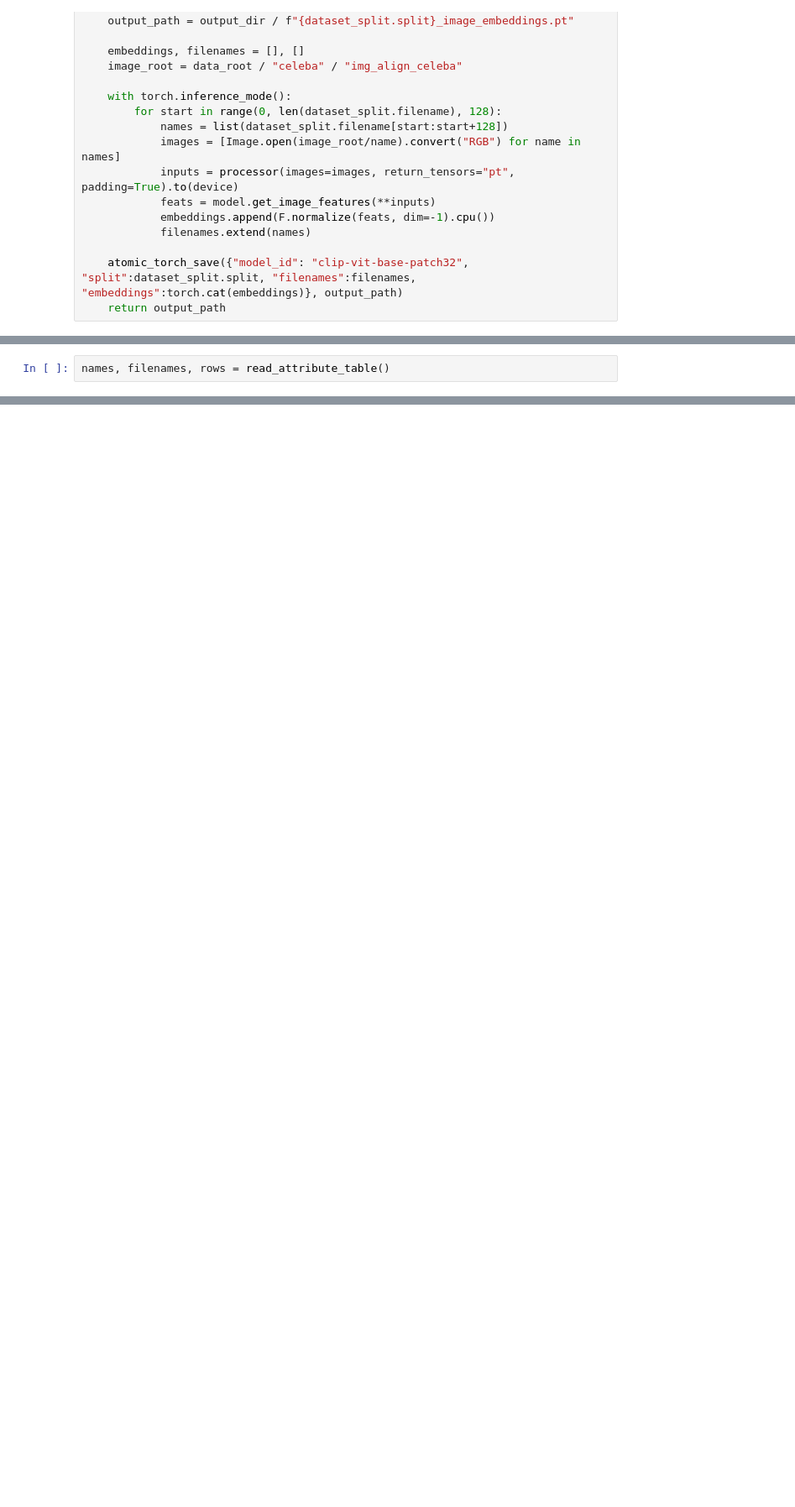
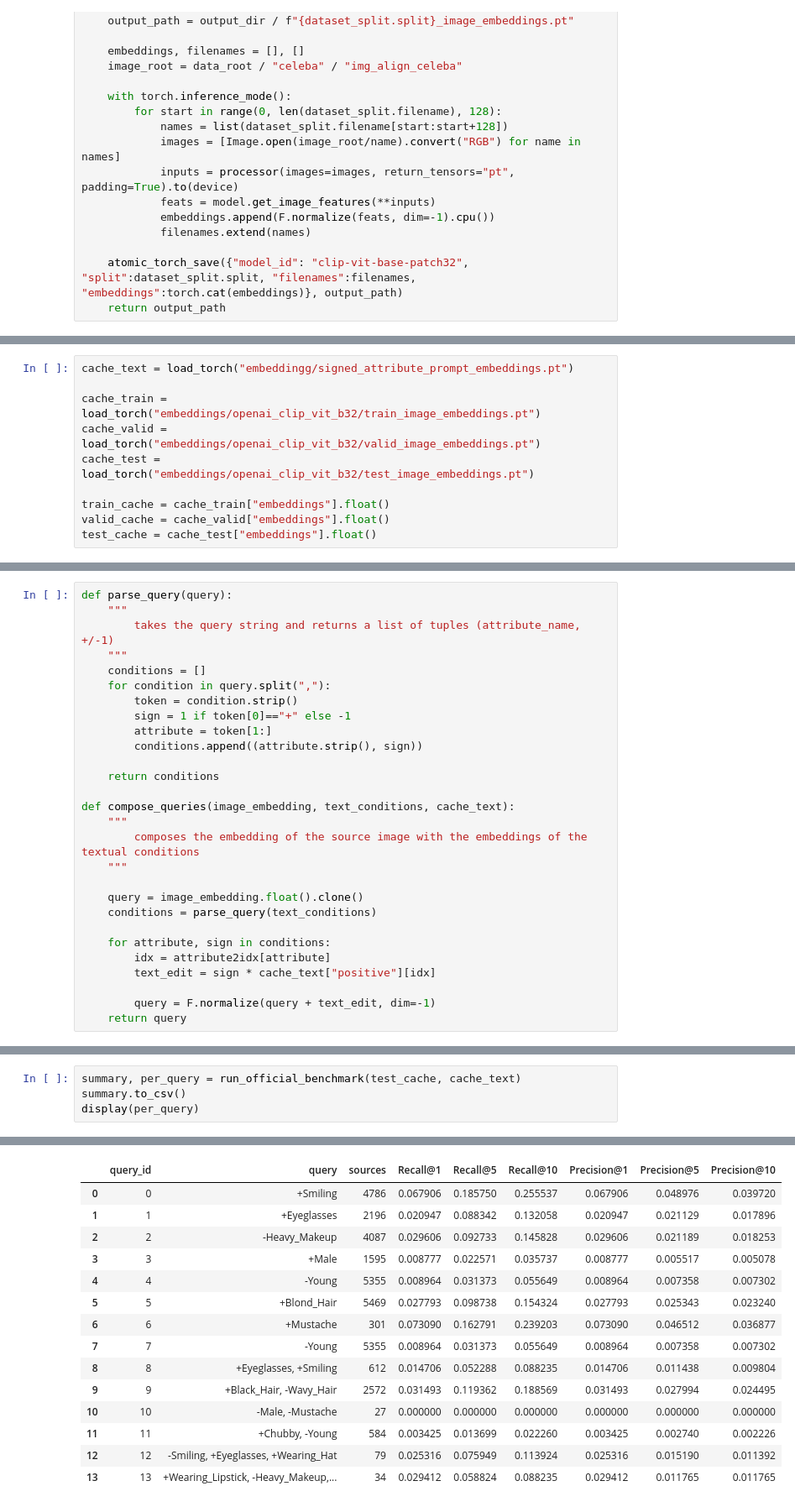
Before and after one commit to frailisdanilo/CLIP-on, a Jupyter notebook: Project Skeleton.ipynb, the cells around one changed output, grey strips where cells are left out. Shown at 84% size. Drawn from its saved outputs; the diff is of its cells as text; blank space fills up the shorter version.

Commit message:
setup official json benchmark

```diff
--- a/Project Skeleton.ipynb
+++ b/Project Skeleton.ipynb
@@ -300,2 +277,0 @@ def create_prompt_embeddings(device=DEVICE, output="./embeddingg"):
-# %%
-names, filenames, rows = read_attribute_table()
@@ -305,0 +356,10 @@ print(names)
+# %%
+cache_text = load_torch("embeddingg/signed_attribute_prompt_embeddings.pt")
+
+cache_train = load_torch("embeddings/openai_clip_vit_b32/train_image_embeddings.pt")
+cache_valid = load_torch("embeddings/openai_clip_vit_b32/valid_image_embeddings.pt")
+cache_test = load_torch("embeddings/openai_clip_vit_b32/test_image_embeddings.pt")
+
+train_cache = cache_train["embeddings"].float()
+valid_cache = cache_valid["embeddings"].float()
+test_cache = cache_test["embeddings"].float()
@@ -305,0 +372,28 @@ print(names)
+# %%
+def parse_query(query):
+    """
+        takes the query string and returns a list of tuples (attribute_name, +/-1)
+    """
+    conditions = []
+    for condition in query.split(","):
+        token = condition.strip()
+        sign = 1 if token[0]=="+" else -1
+        attribute = token[1:]
+        conditions.append((attribute.strip(), sign))
+
+    return conditions
+
+def compose_queries(image_embedding, text_conditions, cache_text):
+    """
+        composes the embedding of the source image with the embeddings of the textual conditions
+    """
+
+    query = image_embedding.float().clone()
+    conditions = parse_query(text_conditions)
+
+    for attribute, sign in conditions:
+        idx = attribute2idx[attribute]
+        text_edit = sign * cache_text["positive"][idx]
+
+        query = F.normalize(query + text_edit, dim=-1)
+    return query
@@ -305,0 +485,5 @@ print(names)
+# %%
+summary, per_query = run_official_benchmark(test_cache, cache_text)
+summary.to_csv()
+display(per_query)
+# %% [output]
@@ -305,0 +504,15 @@ print(names)
+|  | query_id | query | sources | Recall@1 | Recall@5 | Recall@10 | Precision@1 | Precision@5 | Precision@10 |
+| 0 | 0 | +Smiling | 4786 | 0.067906 | 0.185750 | 0.255537 | 0.067906 | 0.048976 | 0.039720 |
+| 1 | 1 | +Eyeglasses | 2196 | 0.020947 | 0.088342 | 0.132058 | 0.020947 | 0.021129 | 0.017896 |
+| 2 | 2 | -Heavy_Makeup | 4087 | 0.029606 | 0.092733 | 0.145828 | 0.029606 | 0.021189 | 0.018253 |
+| 3 | 3 | +Male | 1595 | 0.008777 | 0.022571 | 0.035737 | 0.008777 | 0.005517 | 0.005078 |
+| 4 | 4 | -Young | 5355 | 0.008964 | 0.031373 | 0.055649 | 0.008964 | 0.007358 | 0.007302 |
+| 5 | 5 | +Blond_Hair | 5469 | 0.027793 | 0.098738 | 0.154324 | 0.027793 | 0.025343 | 0.023240 |
+| 6 | 6 | +Mustache | 301 | 0.073090 | 0.162791 | 0.239203 | 0.073090 | 0.046512 | 0.036877 |
+| 7 | 7 | -Young | 5355 | 0.008964 | 0.031373 | 0.055649 | 0.008964 | 0.007358 | 0.007302 |
+| 8 | 8 | +Eyeglasses, +Smiling | 612 | 0.014706 | 0.052288 | 0.088235 | 0.014706 | 0.011438 | 0.009804 |
+| 9 | 9 | +Black_Hair, -Wavy_Hair | 2572 | 0.031493 | 0.119362 | 0.188569 | 0.031493 | 0.027994 | 0.024495 |
+| 10 | 10 | -Male, -Mustache | 27 | 0.000000 | 0.000000 | 0.000000 | 0.000000 | 0.000000 | 0.000000 |
+| 11 | 11 | +Chubby, -Young | 584 | 0.003425 | 0.013699 | 0.022260 | 0.003425 | 0.002740 | 0.002226 |
+| 12 | 12 | -Smiling, +Eyeglasses, +Wearing_Hat | 79 | 0.025316 | 0.075949 | 0.113924 | 0.025316 | 0.015190 | 0.011392 |
+| 13 | 13 | +Wearing_Lipstick, -Heavy_Makeup,... | 34 | 0.029412 | 0.058824 | 0.088235 | 0.029412 | 0.011765 | 0.011765 |
```
Also changed, not shown: parts of 17 cells of this notebook, 1 other file.
